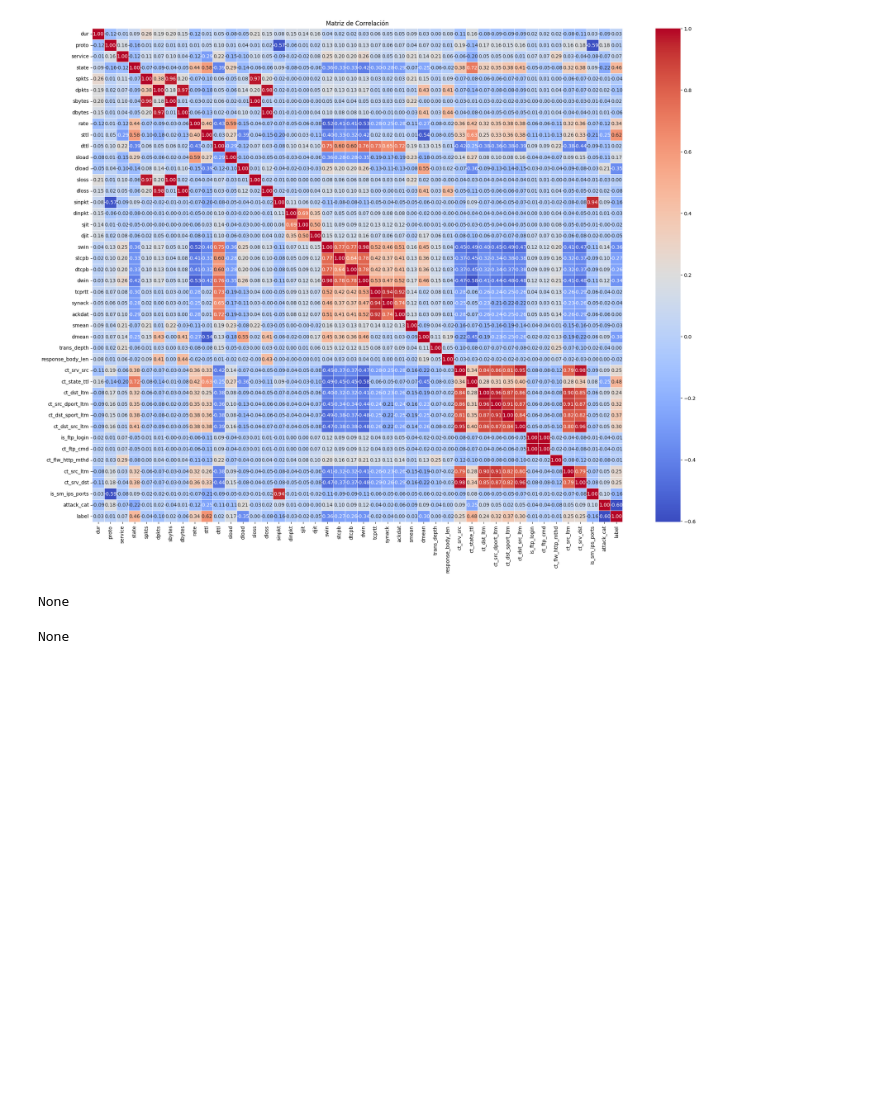
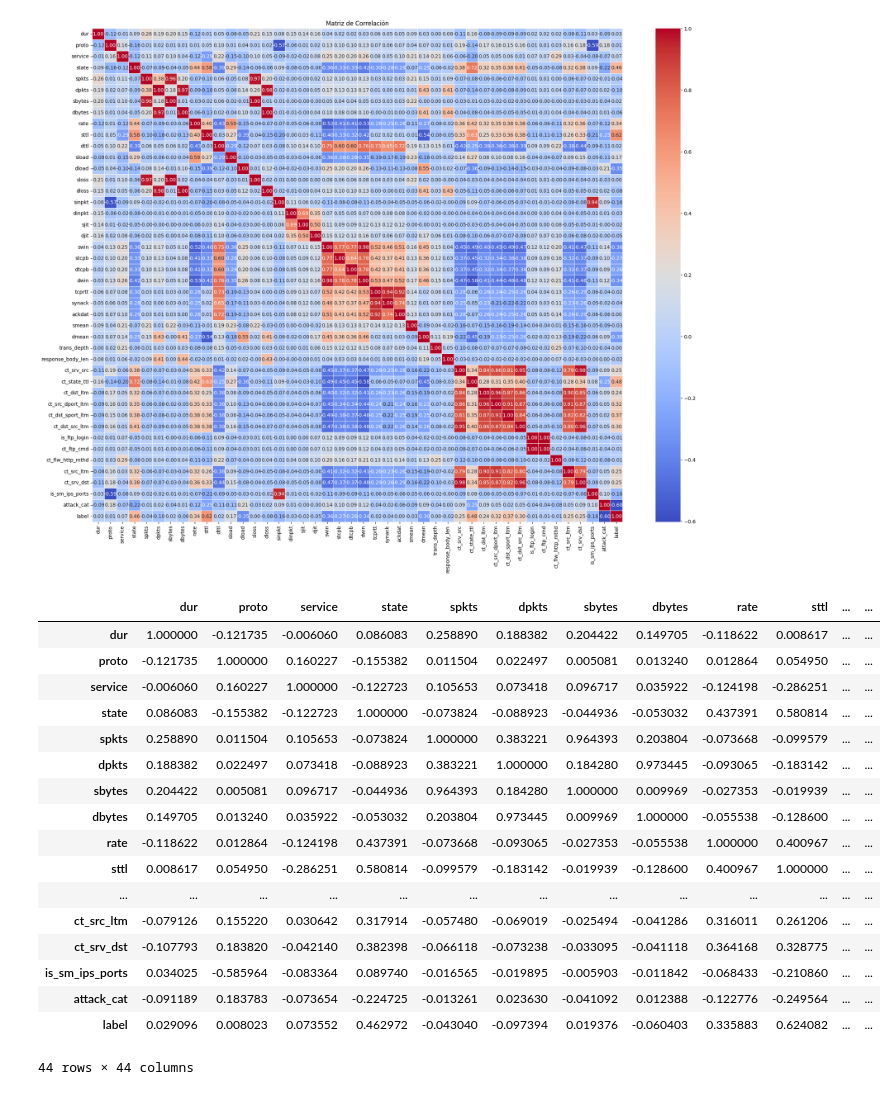
Before and after one commit to alanum9603/IDS_RF, a Jupyter notebook: filterMethods.ipynb, the cells around one changed output. Saved outputs shown, nothing was run; the diff lists cells and outputs as text; code cells hidden in the pictures; blank space fills up the shorter version.

```diff
--- a/filterMethods.ipynb
+++ b/filterMethods.ipynb
@@ -261,6 +261,8 @@ label_encoder = LabelEncoder()
 for i in range(len(features_for_encoder)) :
     df[features_for_encoder_m[i]] = label_encoder.fit_transform(df[features_for_encoder[i]])
     print(df.groupby(features_for_encoder[i])[features_for_encoder_m[i]].mean())
+    df[features_for_encoder[i]] = df[features_for_encoder_m[i]]
+    df = df.drop(columns=[features_for_encoder_m[i]])
 # %% [output]
 proto
 3pc            0.0
@@ -289,11 +307,24 @@ plt.title('Matriz de Correlación')
 plt.show()
 # %% [output]
 [figure]
-# %%
-print(df['swin'].unique().sort())
-# %% [output]
-None
-# %%
-print(df['dwin'].unique().sort())
-# %% [output]
-None
+# %%
+corr_matrix
+# %% [output]
+|  | dur | proto | service | state | spkts | dpkts | sbytes | dbytes | rate | sttl | ... | ... |
+| dur | 1.000000 | -0.121735 | -0.006060 | 0.086083 | 0.258890 | 0.188382 | 0.204422 | 0.149705 | -0.118622 | 0.008617 | ... | ... |
+| proto | -0.121735 | 1.000000 | 0.160227 | -0.155382 | 0.011504 | 0.022497 | 0.005081 | 0.013240 | 0.012864 | 0.054950 | ... | ... |
+| service | -0.006060 | 0.160227 | 1.000000 | -0.122723 | 0.105653 | 0.073418 | 0.096717 | 0.035922 | -0.124198 | -0.286251 | ... | ... |
+| state | 0.086083 | -0.155382 | -0.122723 | 1.000000 | -0.073824 | -0.088923 | -0.044936 | -0.053032 | 0.437391 | 0.580814 | ... | ... |
+| spkts | 0.258890 | 0.011504 | 0.105653 | -0.073824 | 1.000000 | 0.383221 | 0.964393 | 0.203804 | -0.073668 | -0.099579 | ... | ... |
+| dpkts | 0.188382 | 0.022497 | 0.073418 | -0.088923 | 0.383221 | 1.000000 | 0.184280 | 0.973445 | -0.093065 | -0.183142 | ... | ... |
+| sbytes | 0.204422 | 0.005081 | 0.096717 | -0.044936 | 0.964393 | 0.184280 | 1.000000 | 0.009969 | -0.027353 | -0.019939 | ... | ... |
+| dbytes | 0.149705 | 0.013240 | 0.035922 | -0.053032 | 0.203804 | 0.973445 | 0.009969 | 1.000000 | -0.055538 | -0.128600 | ... | ... |
+| rate | -0.118622 | 0.012864 | -0.124198 | 0.437391 | -0.073668 | -0.093065 | -0.027353 | -0.055538 | 1.000000 | 0.400967 | ... | ... |
+| sttl | 0.008617 | 0.054950 | -0.286251 | 0.580814 | -0.099579 | -0.183142 | -0.019939 | -0.128600 | 0.400967 | 1.000000 | ... | ... |
+| ... | ... | ... | ... | ... | ... | ... | ... | ... | ... | ... | ... | ... |
+| ct_src_ltm | -0.079126 | 0.155220 | 0.030642 | 0.317914 | -0.057480 | -0.069019 | -0.025494 | -0.041286 | 0.316011 | 0.261206 | ... | ... |
+| ct_srv_dst | -0.107793 | 0.183820 | -0.042140 | 0.382398 | -0.066118 | -0.073238 | -0.033095 | -0.041118 | 0.364168 | 0.328775 | ... | ... |
+| is_sm_ips_ports | 0.034025 | -0.585964 | -0.083364 | 0.089740 | -0.016565 | -0.019895 | -0.005903 | -0.011842 | -0.068433 | -0.210860 | ... | ... |
+| attack_cat | -0.091189 | 0.183783 | -0.073654 | -0.224725 | -0.013261 | 0.023630 | -0.041092 | 0.012388 | -0.122776 | -0.249564 | ... | ... |
+| label | 0.029096 | 0.008023 | 0.073552 | 0.462972 | -0.043040 | -0.097394 | 0.019376 | -0.060403 | 0.335883 | 0.624082 | ... | ... |
+44 rows × 44 columns
```
Also changed, not shown: parts of 20 cells of this notebook, 1 other file.
